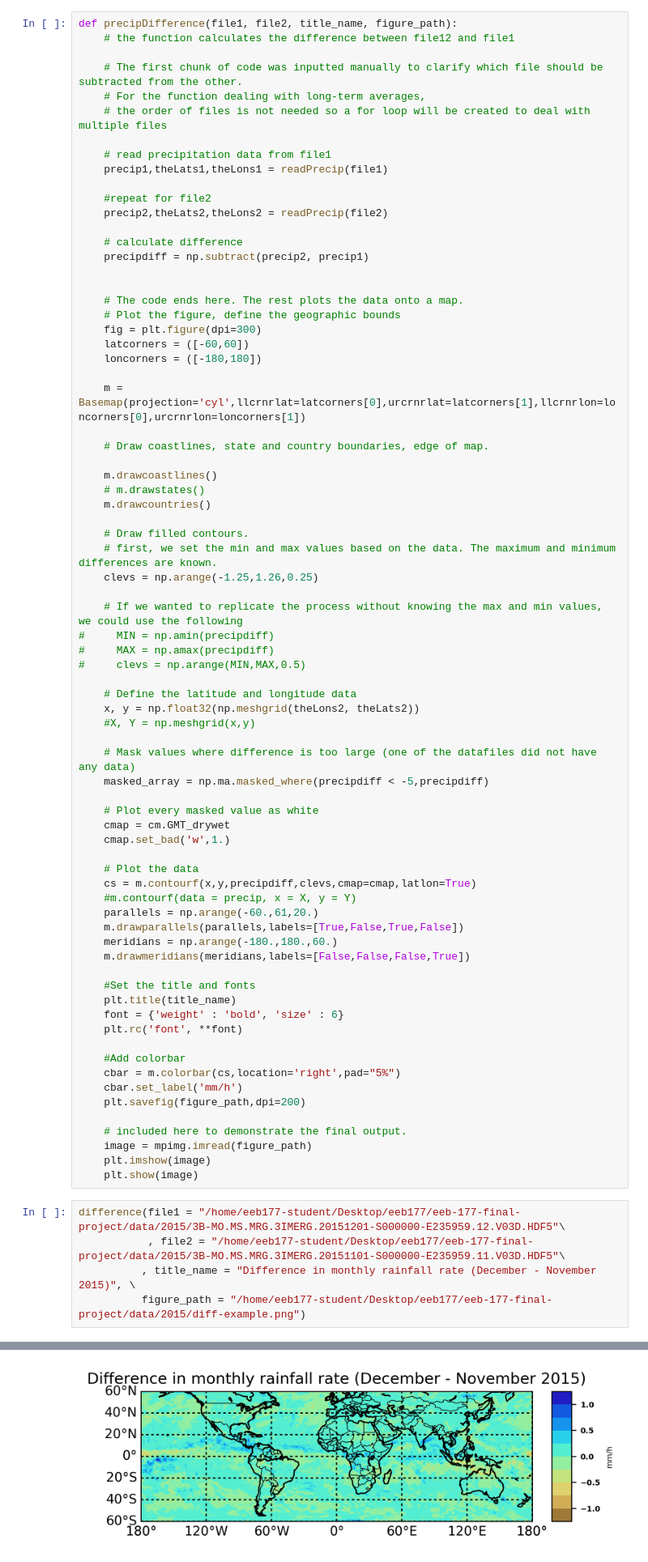
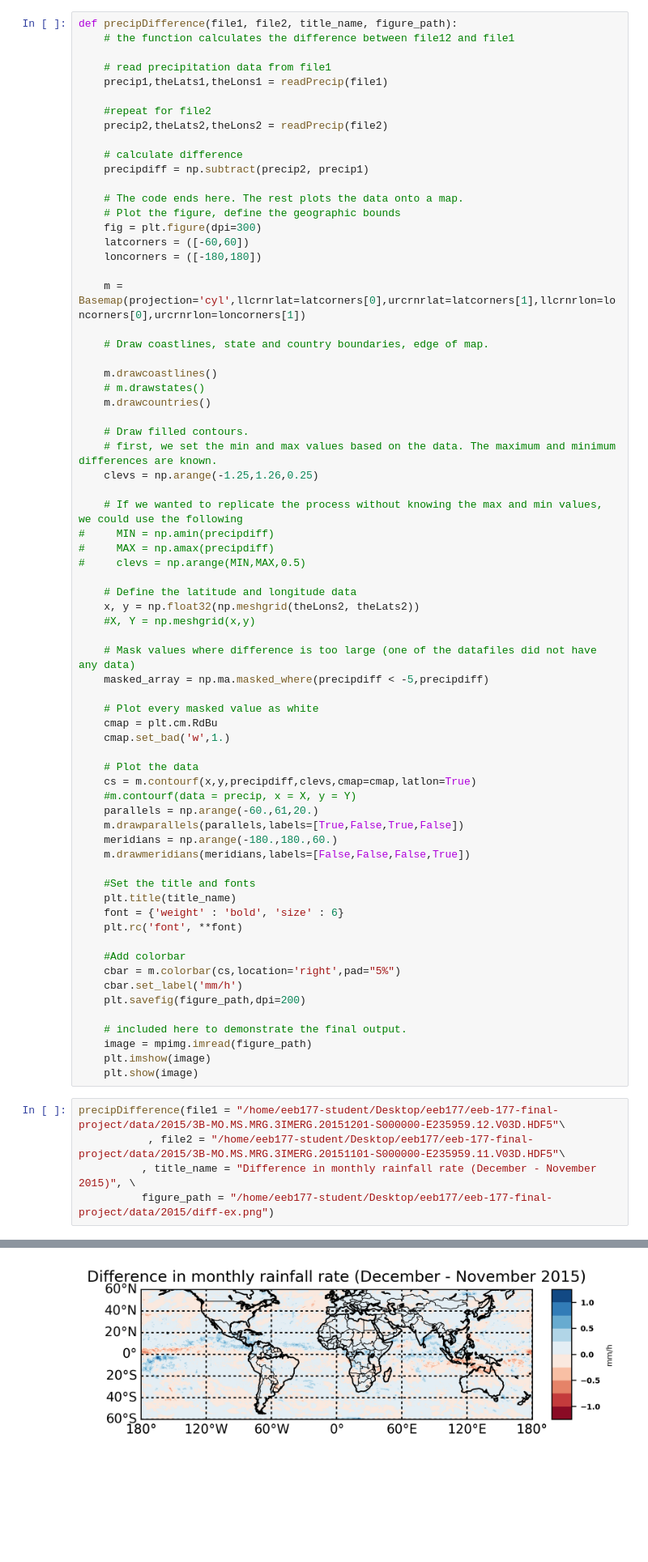
Before and after one commit to Krishna-K2609/eeb-177-final-project, a Jupyter notebook: function-2.ipynb, the cells around one changed output, grey strips where cells are left out. Shown at 81% size. Drawn from its saved outputs; the diff is of its cells as text; blank space fills up the shorter version.

Commit message:
revising function to include a better color scheme

```diff
--- a/function-2.ipynb
+++ b/function-2.ipynb
@@ -41,10 +41,6 @@ def readPrecip(file_path):
 # %%
 def precipDifference(file1, file2, title_name, figure_path):
     # the function calculates the difference between file12 and file1
-
-    # The first chunk of code was inputted manually to clarify which file should be subtracted from the other.
-    # For the function dealing with long-term averages,
-    # the order of files is not needed so a for loop will be created to deal with multiple files
 
     # read precipitation data from file1
     precip1,theLats1,theLons1 = readPrecip(file1)
@@ -54,7 +50,6 @@ def precipDifference(file1, file2, title_name, figure_path):
 
     # calculate difference
     precipdiff = np.subtract(precip2, precip1)
-
 
     # The code ends here. The rest plots the data onto a map.
     # Plot the figure, define the geographic bounds
@@ -87,7 +82,7 @@ def precipDifference(file1, file2, title_name, figure_path):
     masked_array = np.ma.masked_where(precipdiff < -5,precipdiff)
 
     # Plot every masked value as white
-    cmap = cm.GMT_drywet
+    cmap = plt.cm.RdBu
     cmap.set_bad('w',1.)
 
     # Plot the data
@@ -113,12 +108,12 @@ def precipDifference(file1, file2, title_name, figure_path):
     plt.imshow(image)
     plt.show(image)
 # %%
-difference(file1 = "/home/eeb177-student/Desktop/eeb177/eeb-177-final-project/data/2015/3B-MO.MS.MRG.3IMERG.20151201-S000000-E235959.12.V03D.HDF5"\
+precipDifference(file1 = "/home/eeb177-student/Desktop/eeb177/eeb-177-final-project/data/2015/3B-MO.MS.MRG.3IMERG.20151201-S000000-E235959.12.V03D.HDF5"\
            , file2 = "/home/eeb177-student/Desktop/eeb177/eeb-177-final-project/data/2015/3B-MO.MS.MRG.3IMERG.20151101-S000000-E235959.11.V03D.HDF5"\
           , title_name = "Difference in monthly rainfall rate (December - November 2015)", \
-          figure_path = "/home/eeb177-student/Desktop/eeb177/eeb-177-final-project/data/2015/diff-example.png")
+          figure_path = "/home/eeb177-student/Desktop/eeb177/eeb-177-final-project/data/2015/diff-ex.png")
 # %% [output]
     for more details.
   ax.hold(b)
-[figure, old version]
+[figure, new version]
 ValueError: The truth value of an array with more than one element is ambiguous. Use a.any() or a.all()
```
